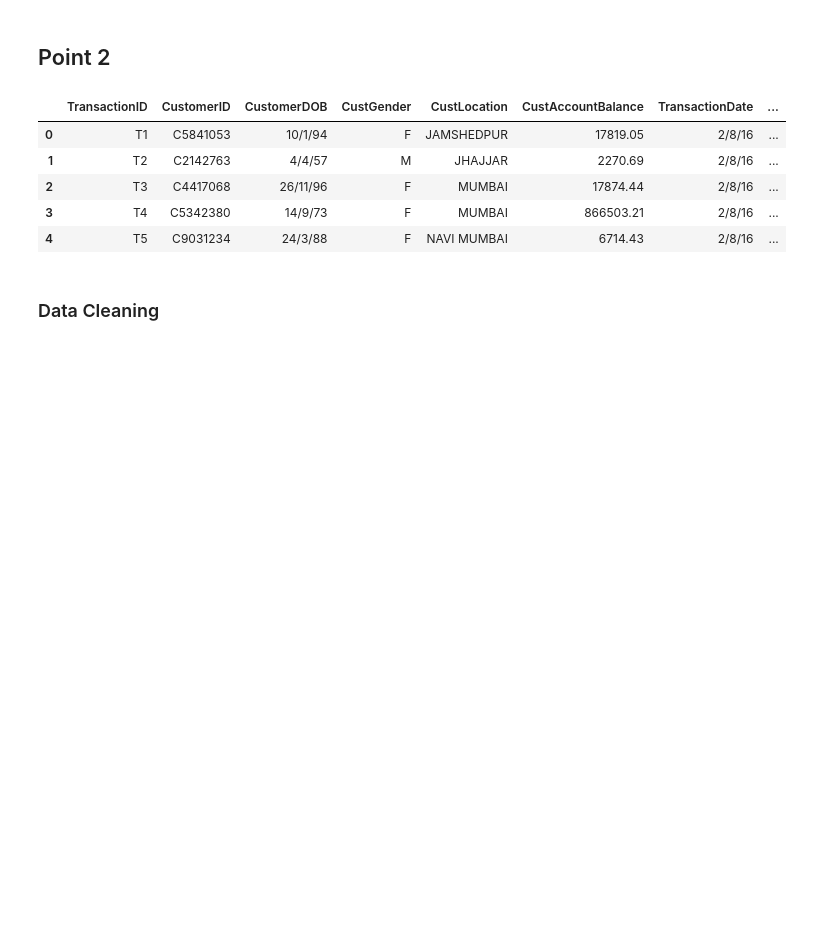
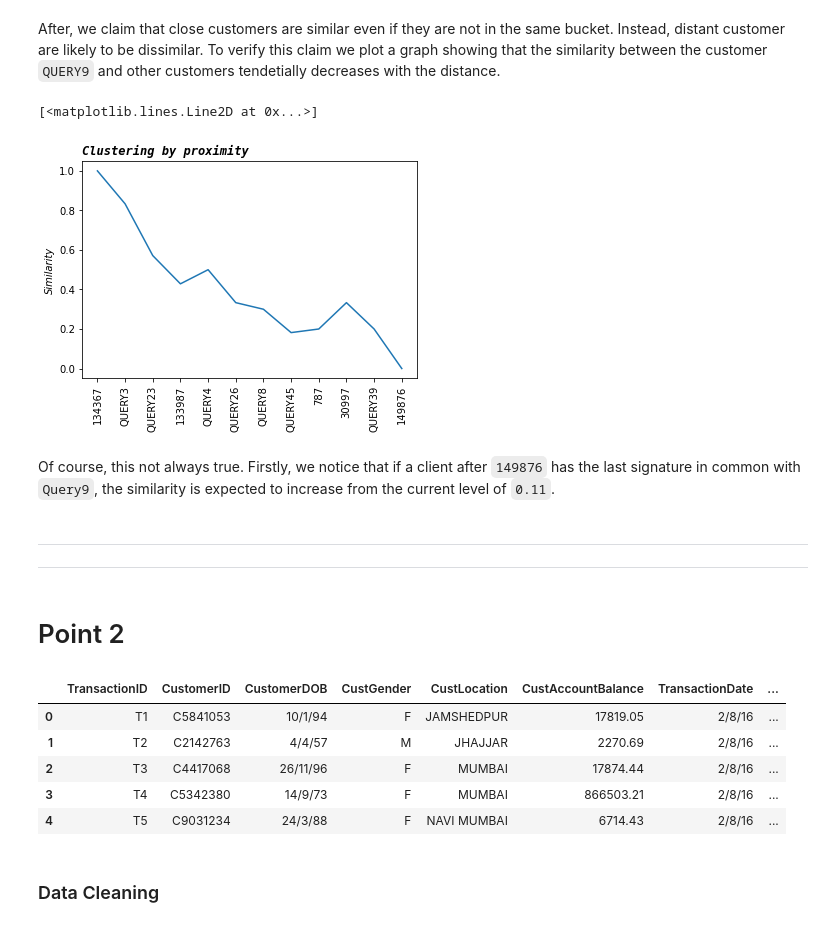
Before and after one commit to simonefacchiano/ADM-HW4, a Jupyter notebook: HW4.ipynb, the cells around one changed output. Saved outputs shown, nothing was run; the diff lists cells and outputs as text; code cells hidden in the pictures; blank space fills up the shorter version.

```diff
--- a/HW4.ipynb
+++ b/HW4.ipynb
@@ -0,0 +548,6 @@
+# %%
+top_cust = 60459
+bucket = [26567,119351,132326,7926,62746]
+for i in range(len(bucket)):
+    list1 = [top_cust,bucket[i]]
+    print(func.jaccard_sim.Jsim(list1,data))
@@ -0,0 +569,3 @@
+# %%
+query = pd.read_pickle('support_ex1/query.pkl') # upload the preprocessed query sig_table
+query.head()
@@ -0,0 +583,12 @@
+# %%
+cluster = hash_bucket(pd.concat([query,sig_table],axis=0))
+x = pd.DataFrame(data=None, columns=cluster.columns)
+for y in range(0,100):
+    result = cluster[cluster.cid.apply(lambda x : f'QUERY{y}' in x)]
+    if len(result) > 0:
+        if len(x) == 0:
+            x = result
+        else:
+            x = pd.concat([result,x],axis=0)
+x= x.sort_index(ascending=True)
+x
@@ -0,0 +616,3 @@
+# %%
+query_data = pd.read_pickle('support_ex1/data_query.pkl') # upload the preprocessed query data
+query_data.head()
@@ -1,5 +627,34 @@
+# %% [markdown]
+After, we claim that close customers are similar even if they are not in the same bucket. Instead, distant customer are likely to be dissimilar. To verify this claim we plot a graph showing that the similarity between the customer `QUERY9` and other customers tendetially decreases with the distance.
+# %%
+# Compare the customrers 'Query 9' with other customer in order of proximity
+import matplotlib.pyplot as plt
+data_merged = pd.concat([data,query_data],axis=0)
+query9 = 'QUERY9'
+bucket = [134367,'QUERY3','QUERY23',133987,'QUERY4','QUERY26','QUERY8','QUERY45',787,30997,'QUERY39',149876]
+y = []
+for ele in bucket:
+    list1 = [query9,ele]
+    x = func.jaccard_sim.Jsim(list1,data_merged).similarity
+    y.append(x)
+plt.title("Clustering by proximity",fontsize='large',
+    loc='left',
+    fontweight='bold',
+    style='italic',
+    family='monospace')
+plt.ylabel('Similarity', style='italic', loc='center')
+plt.xticks(rotation=90)
+plt.plot(bucket, y)
+# %% [output]
+[<matplotlib.lines.Line2D at 0x...>]
+[figure, added]
+# %% [markdown]
+Of course, this not always true. Firstly, we notice that if a client after `149876` has the last signature in common with `Query9`, the similarity is expected to increase from the current level of `0.11`.
+# %% [markdown]
+--------------------------------------------------------------------------------------------------------------------------------------------------------------------------------------------------
+--------------------------------------------------------------------------------------------------------------------------------------------------------------------------------------------------
 # %% [markdown]
-## Point 2
+# Point 2
 # %%
 import pandas as pd
 import numpy as np
```
Also changed, not shown: parts of 103 cells of this notebook.
